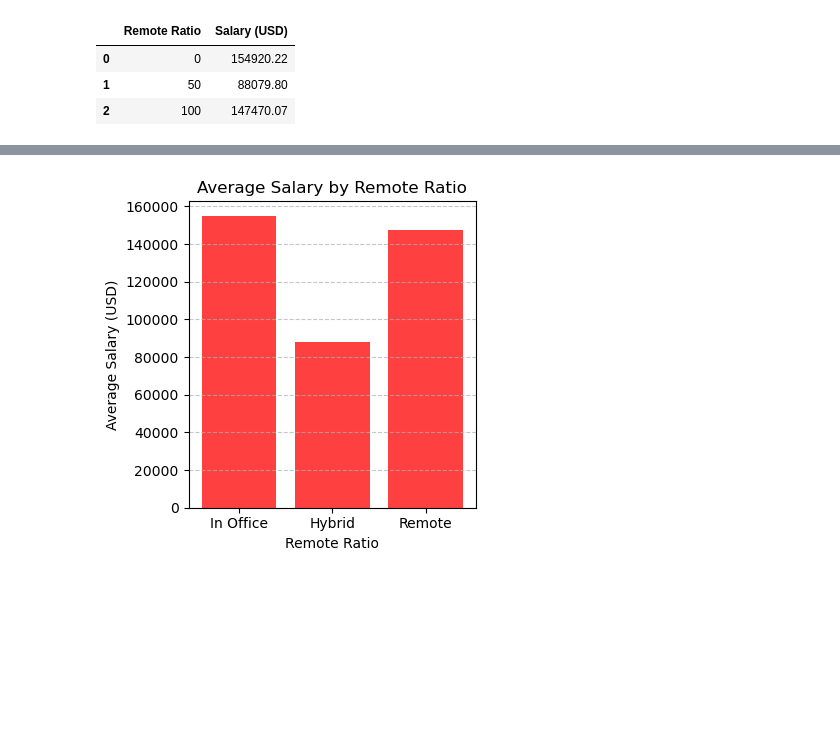
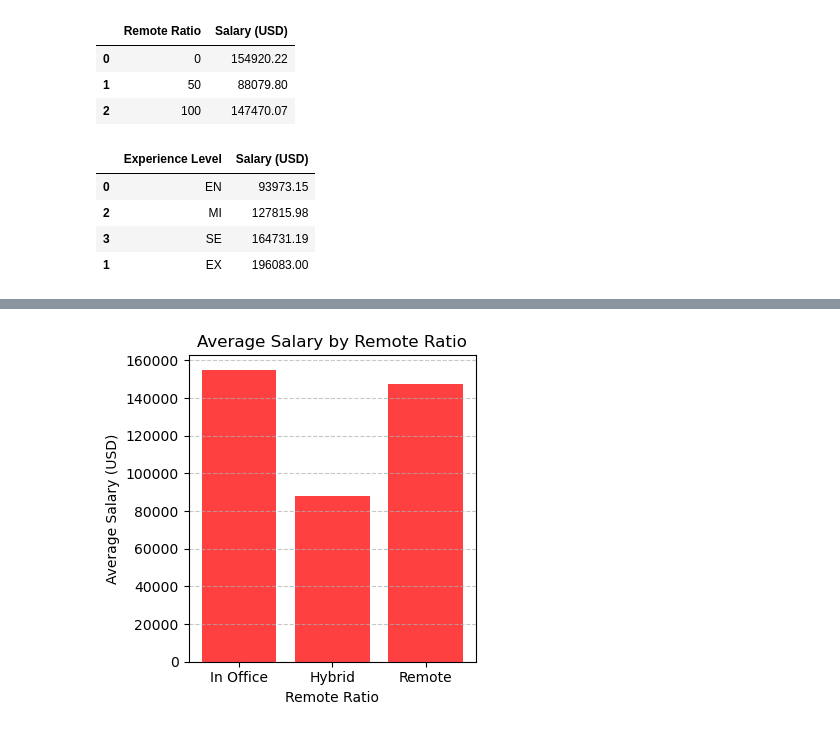
Before and after one commit to chadhollman/data-analyst-job-trends-2020-2024, a Jupyter notebook: Database.ipynb, the cells around one changed output, grey strips where cells are left out. Drawn from its saved outputs; the diff is of its cells as text; code cells hidden in the pictures; blank space fills up the shorter version.

```diff
--- a/Database.ipynb
+++ b/Database.ipynb
@@ -55,3 +55,13 @@ avg_salary_by_remote_ratio_df
 | 0 | 0 | 154920.22 |
 | 1 | 50 | 88079.80 |
 | 2 | 100 | 147470.07 |
+# %%
+avg_salary_by_xp_df = clean_df.groupby('Experience Level')['Salary (USD)'].mean().reset_index().round(2)
+avg_salary_by_xp_df = avg_salary_by_xp_df.sort_values(by='Salary (USD)', ascending=True)
+avg_salary_by_xp_df
+# %% [output]
+|  | Experience Level | Salary (USD) |
+| 0 | EN | 93973.15 |
+| 2 | MI | 127815.98 |
+| 3 | SE | 164731.19 |
+| 1 | EX | 196083.00 |
```
Also changed, not shown: parts of 1 cell of this notebook, 5 other files.
